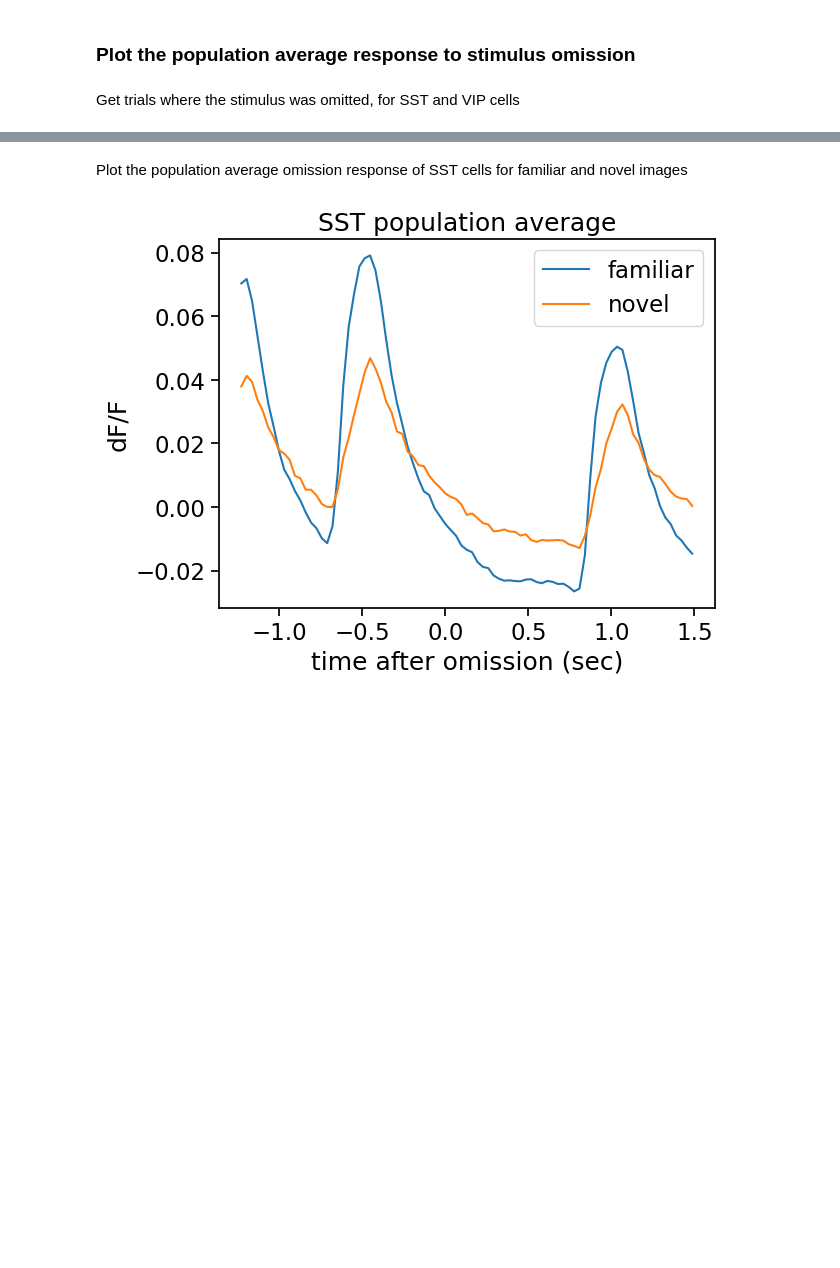
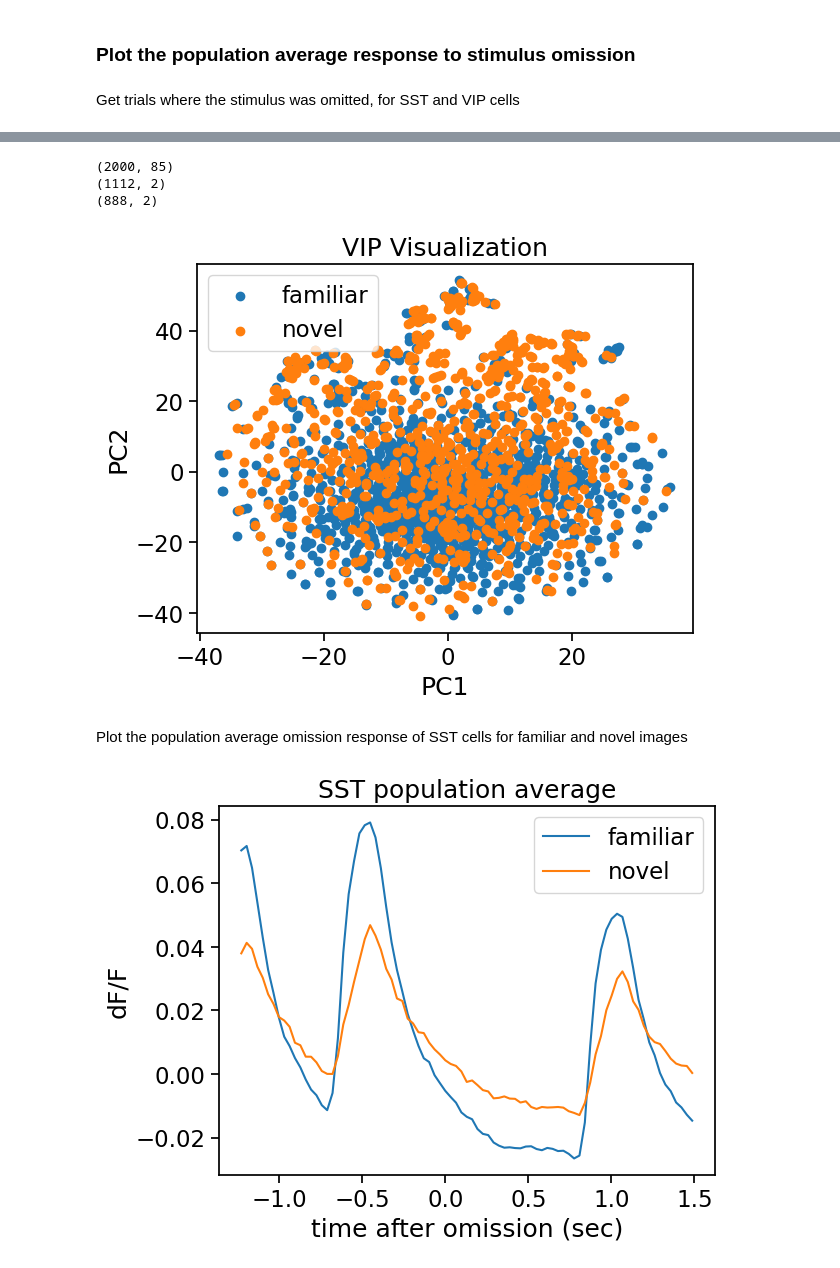
Before and after one commit to RiverGao/NMA_Proj_1, a Jupyter notebook: load_Allen_Visual_Behavior_from_pre_processed_file.ipynb, the cells around one changed output, grey strips where cells are left out. Saved outputs shown, nothing was run; the diff lists cells and outputs as text; code cells hidden in the pictures; blank space fills up the shorter version.

```diff
--- a/load_Allen_Visual_Behavior_from_pre_processed_file.ipynb
+++ b/load_Allen_Visual_Behavior_from_pre_processed_file.ipynb
@@ -310,3 +413,33 @@ vip_data = data[(data.cre_line == 'Vip-IRES-Cre')&(data.omitted == True)]
+# %%
+n_all_samples = len(vip_data.trace.values)
+subset_index = np.random.choice([i for i in range(n_all_samples)], 2000, replace=False)
+vip_arrays = np.stack(vip_data.trace.values)[subset_index]
+print(vip_arrays.shape)
+
+# pca = PCA(n_components=2)
+# pca.fit(vip_arrays)
+
+from sklearn.manifold import TSNE
+tsne_model = TSNE(n_components=2, perplexity=10, random_state=2020)
+vip_arrays = tsne_model.fit_transform(vip_arrays)
+
+for exposure_level in vip_data.exposure_level.unique():
+  level_idx = np.where(vip_data.exposure_level.values[subset_index] == exposure_level)
+  # print(vip_data.exposure_level.values.shape)
+  traces = vip_arrays[level_idx]
+  print(traces.shape)
+  plt.scatter(traces[:, 0], traces[:, 1], label=exposure_level)
+
+plt.title('VIP Visualization')
+plt.xlabel('PC1')
+plt.ylabel('PC2')
+plt.legend()
+plt.show()
+# %% [output]
+(2000, 85)
+(1112, 2)
+(888, 2)
+[figure, added]
 # %% [markdown]
 Plot the population average omission response of SST cells for familiar and novel images
 # %%
```
Also changed, not shown: parts of 9 cells of this notebook.
